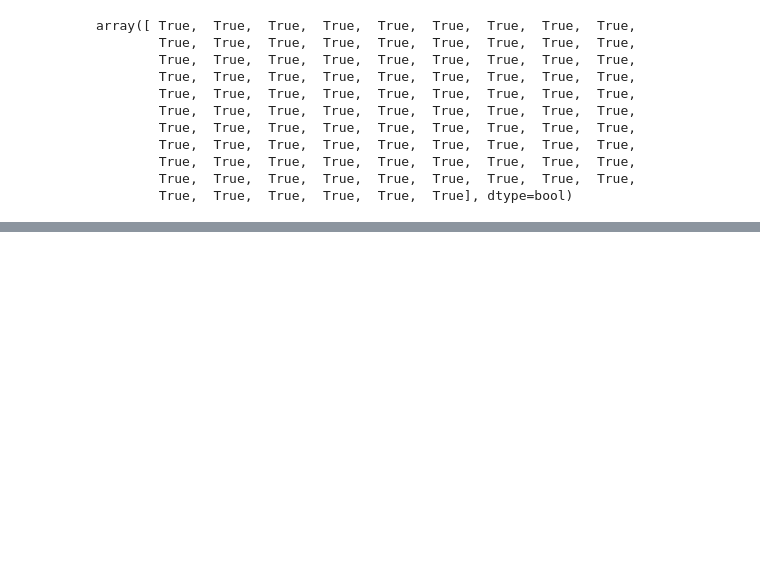
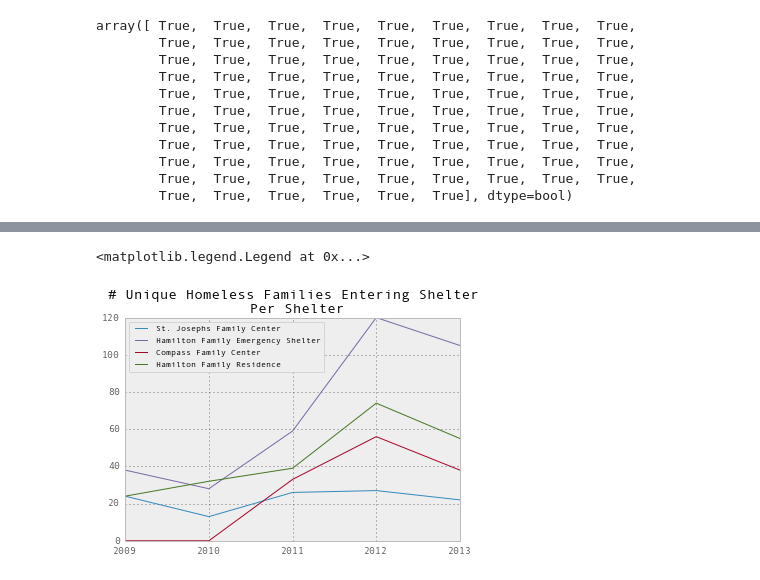
Before and after one commit to carlshan/sf-homelessness, a Jupyter notebook: exploration/2014-11-04-metrics [Carl].ipynb, the cells around one changed output, grey strips where cells are left out. Saved outputs shown, nothing was run; the diff lists cells and outputs as text; code cells hidden in the pictures; blank space fills up the shorter version.

```diff
--- a/exploration/2014-11-04-metrics [Carl].ipynb
+++ b/exploration/2014-11-04-metrics [Carl].ipynb
@@ -566,0 +598,9 @@ plt.xticks(range(1, len(med)+1,4 ), tick_labels)
+# %%
+plt.title('# Unique Homeless Families Entering Shelter \n Per Shelter')
+for shelter in shelter_programs:
+    plt.plot(range(2009, 2014), shelter_programs[shelter]['families'], label=shelter)
+plt.xticks(range(2009, 2014), range(2009, 2014))
+plt.legend(loc='upper left', fontsize='small')
+# %% [output]
+<matplotlib.legend.Legend at 0x...>
+[figure, added]
```
Also changed, not shown: parts of 25 cells of this notebook.
